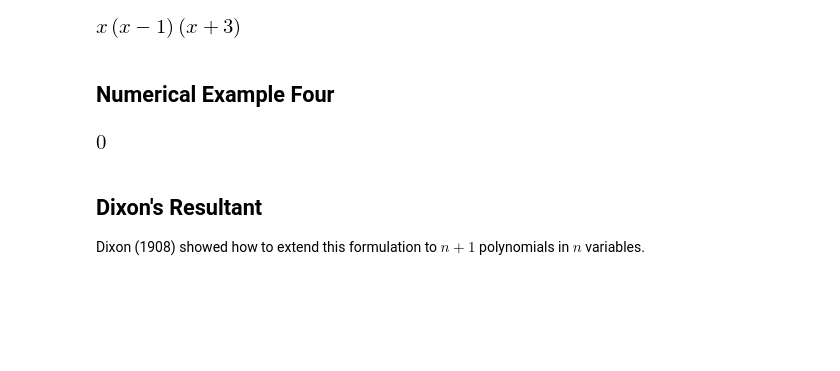
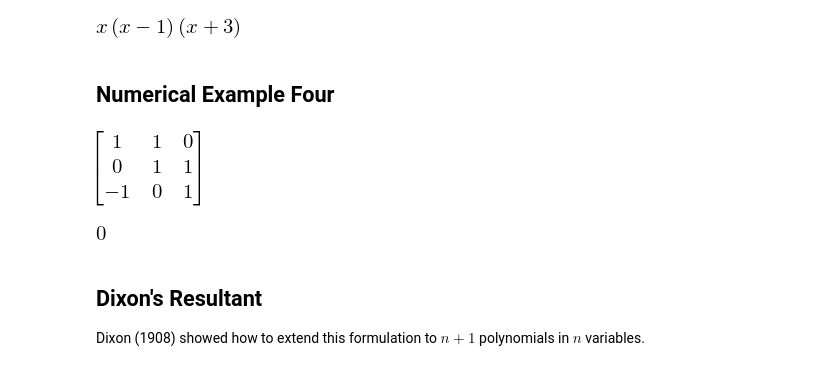
Before and after one commit to Nikoleta-v3/resultant-theory, a Jupyter notebook: notebooks/Bezout and Dixon.ipynb, the cells around one changed output. Saved outputs shown, nothing was run; the diff lists cells and outputs as text; code cells hidden in the pictures; blank space fills up the shorter version.

```diff
--- a/notebooks/Bezout and Dixon.ipynb
+++ b/notebooks/Bezout and Dixon.ipynb
@@ -93,6 +114,10 @@ Numerical Example Four
 # %%
 p = sym.lambdify(x, x**3 +1)
 q = sym.lambdify(x, x + 1)
+# %%
+bezout.cayley_bezout_matrix(p, q, x)
+# %% [output]
+[figure, added]
 # %%
 bezout.cayley_bezout_matrix(p, q, x).det()
 # %% [output]
```
Also changed, not shown: parts of 11 cells of this notebook, 2 other files.
